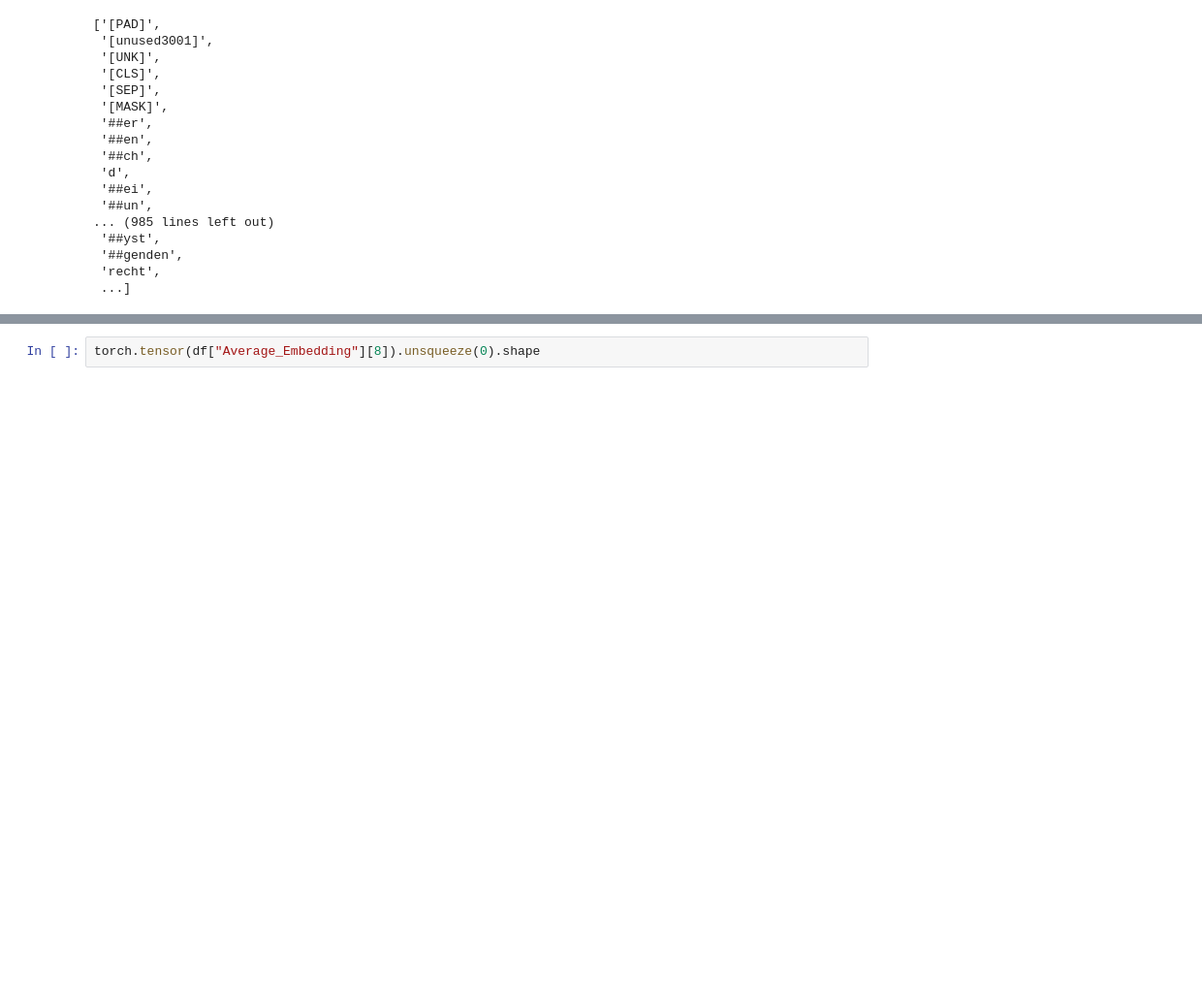
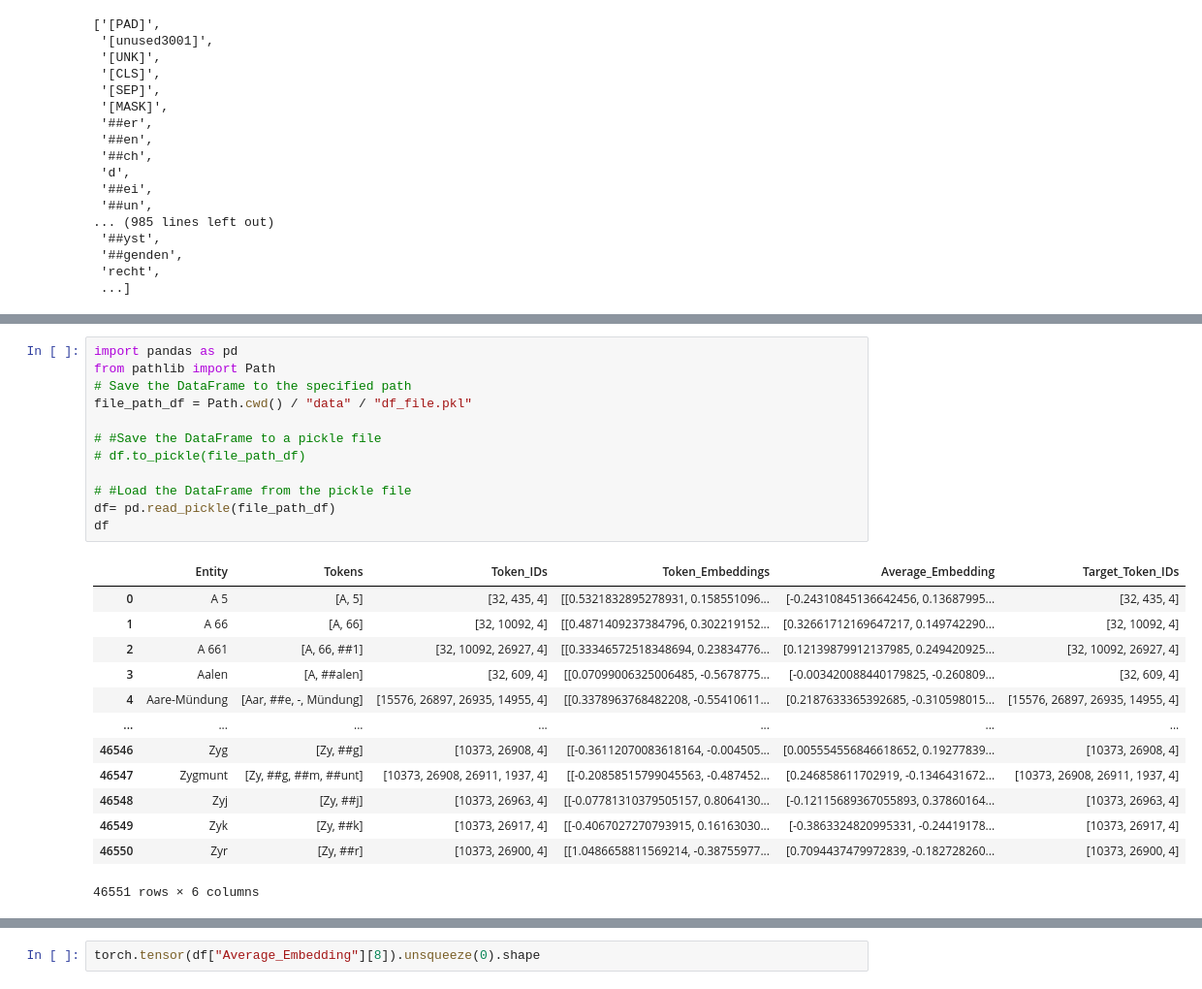
Before and after one commit to Marvin0212/bert_embedding, a Jupyter notebook: notebooks/NER_data.ipynb, the cells around one changed output, grey strips where cells are left out. Shown at 97% size. Cells and saved outputs as stored; diff of their text form; blank space fills up the shorter version.

```diff
--- a/notebooks/NER_data.ipynb
+++ b/notebooks/NER_data.ipynb
@@ -170,3 +212,29 @@ df
+# %%
+import pandas as pd
+from pathlib import Path
+# Save the DataFrame to the specified path
+file_path_df = Path.cwd() / "data" / "df_file.pkl"
+
+# #Save the DataFrame to a pickle file
+# df.to_pickle(file_path_df)
+
+# #Load the DataFrame from the pickle file
+df= pd.read_pickle(file_path_df)
+df
+# %% [output]
+|  | Entity | Tokens | Token_IDs | Token_Embeddings | Average_Embedding | Target_Token_IDs |
+| 0 | A 5 | [A, 5] | [32, 435, 4] | [[0.5321832895278931, 0.158551096... | [-0.24310845136642456, 0.13687995... | [32, 435, 4] |
+| 1 | A 66 | [A, 66] | [32, 10092, 4] | [[0.4871409237384796, 0.302219152... | [0.32661712169647217, 0.149742290... | [32, 10092, 4] |
+| 2 | A 661 | [A, 66, ##1] | [32, 10092, 26927, 4] | [[0.33346572518348694, 0.23834776... | [0.12139879912137985, 0.249420925... | [32, 10092, 26927, 4] |
+| 3 | Aalen | [A, ##alen] | [32, 609, 4] | [[0.07099006325006485, -0.5678775... | [-0.003420088440179825, -0.260809... | [32, 609, 4] |
+| 4 | Aare-Mündung | [Aar, ##e, -, Mündung] | [15576, 26897, 26935, 14955, 4] | [[0.3378963768482208, -0.55410611... | [0.2187633365392685, -0.310598015... | [15576, 26897, 26935, 14955, 4] |
+| ... | ... | ... | ... | ... | ... | ... |
+| 46546 | Zyg | [Zy, ##g] | [10373, 26908, 4] | [[-0.36112070083618164, -0.004505... | [0.005554556846618652, 0.19277839... | [10373, 26908, 4] |
+| 46547 | Zygmunt | [Zy, ##g, ##m, ##unt] | [10373, 26908, 26911, 1937, 4] | [[-0.20858515799045563, -0.487452... | [0.246858611702919, -0.1346431672... | [10373, 26908, 26911, 1937, 4] |
+| 46548 | Zyj | [Zy, ##j] | [10373, 26963, 4] | [[-0.07781310379505157, 0.8064130... | [-0.12115689367055893, 0.37860164... | [10373, 26963, 4] |
+| 46549 | Zyk | [Zy, ##k] | [10373, 26917, 4] | [[-0.4067027270793915, 0.16163030... | [-0.3863324820995331, -0.24419178... | [10373, 26917, 4] |
+| 46550 | Zyr | [Zy, ##r] | [10373, 26900, 4] | [[1.0486658811569214, -0.38755977... | [0.7094437479972839, -0.182728260... | [10373, 26900, 4] |
+46551 rows × 6 columns
 # %%
 import torch
 from torch.utils.data import Dataset, DataLoader, random_split
```
Also changed, not shown: parts of 13 cells of this notebook, 1 other file.
